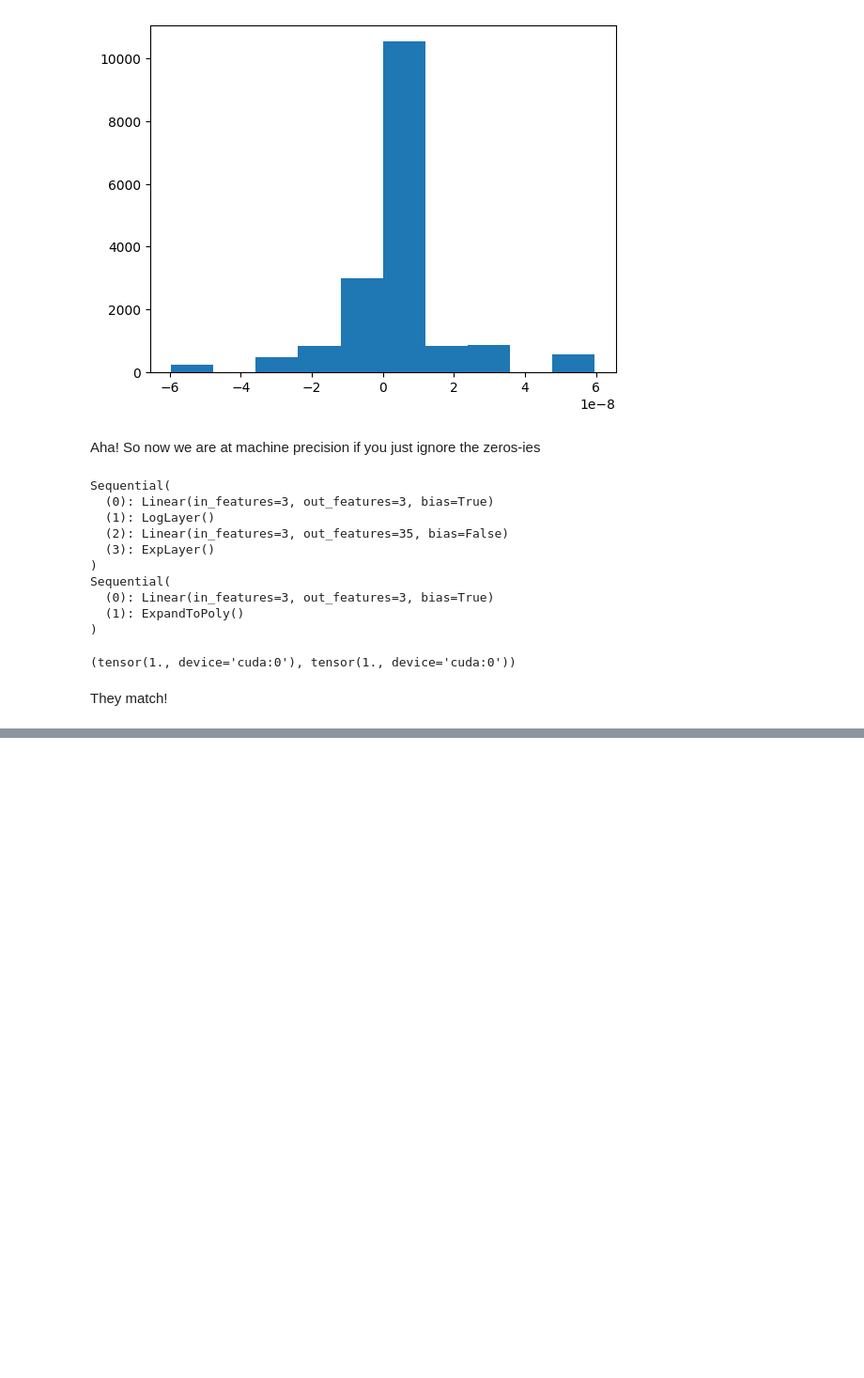
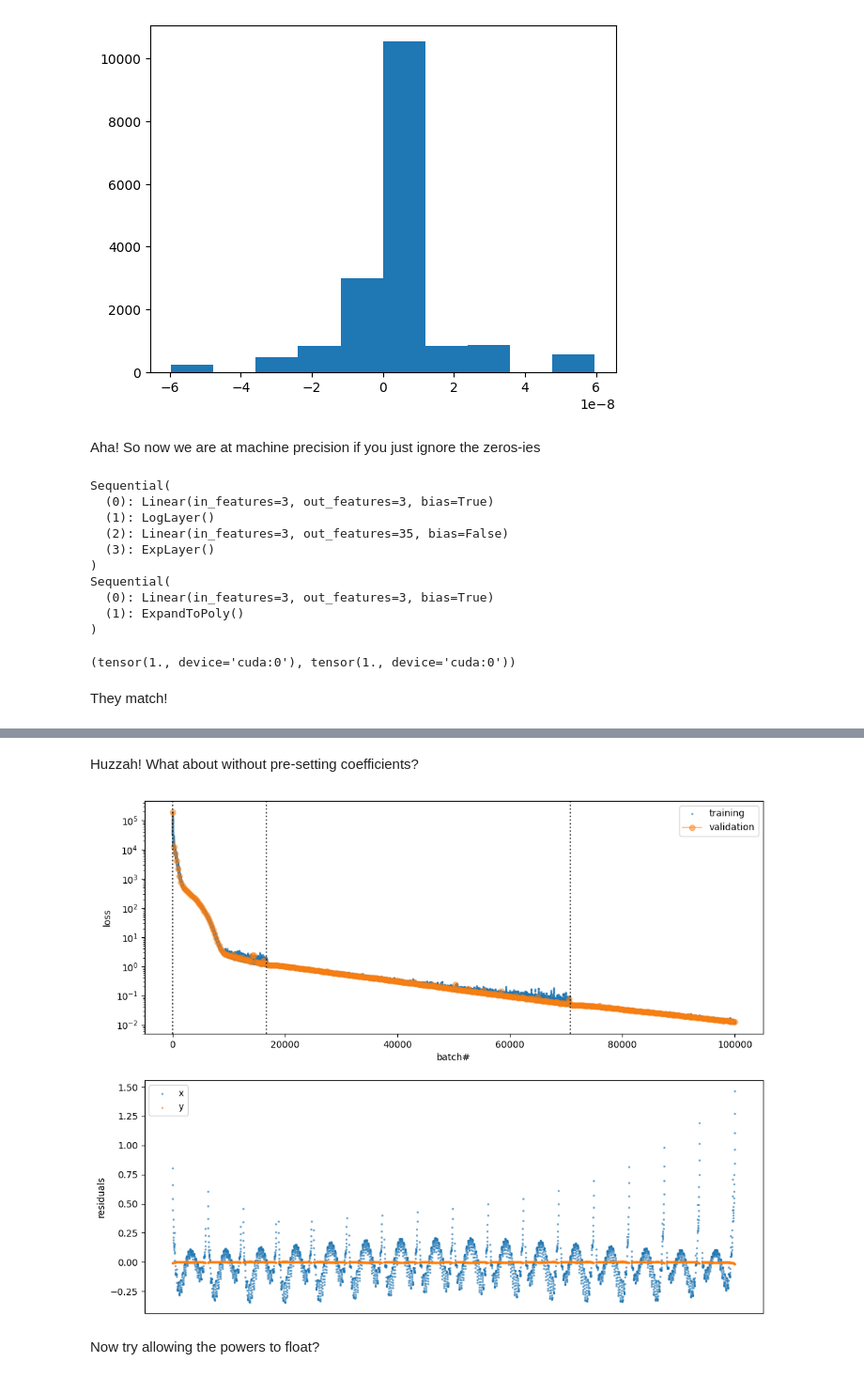
Before and after one commit to eteq/m31_jwst_2609, a Jupyter notebook: content/fast_wcs_interp_torch_experiments_part4.ipynb, the cells around one changed output, grey strips where cells are left out. Shown at 94% size. Saved outputs shown, nothing was run; the diff lists cells and outputs as text; code cells hidden in the pictures; blank space fills up the shorter version.

```diff
--- a/content/fast_wcs_interp_torch_experiments_part4.ipynb
+++ b/content/fast_wcs_interp_torch_experiments_part4.ipynb
@@ -865,0 +1011,14 @@ nn.MSELoss().to(torch_device, dtype=torch.float32)(model(grid_ins), grid_outs).i
+# %% [markdown]
+Huzzah!  What about without pre-setting coefficients?
+# %%
+model = RescalingLogLinearPolyModel(inscale, outscale, 4, fixpolypwr=True).to(torch_device, dtype=torch.float32)
+
+model = batch_train_from_pool_nans(model, 1024*10, 100000, 250,mask_nans=True,
+                             optimizer=lambda m: torch.optim.Adam(m.parameters(), lr=1e-3, fused=False),
+scheduler_gen=lambda o: torch.optim.lr_scheduler.ReduceLROnPlateau(o, patience=3, factor=.2, threshold=.001))
+
+training_plots(model);
+# %% [output]
+[figure, added]
+# %% [markdown]
+Now try allowing the powers to float?
```
Also changed, not shown: parts of 17 cells of this notebook.
